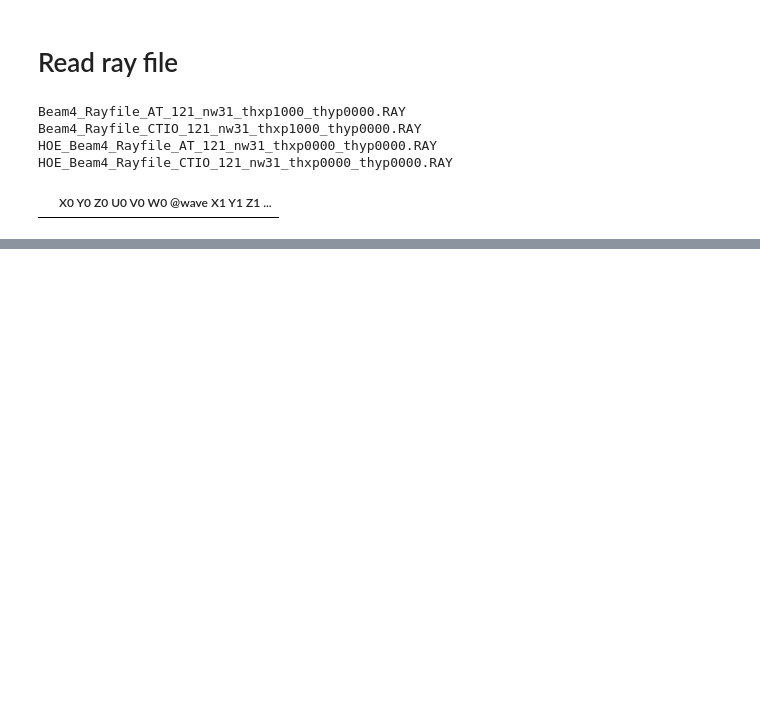
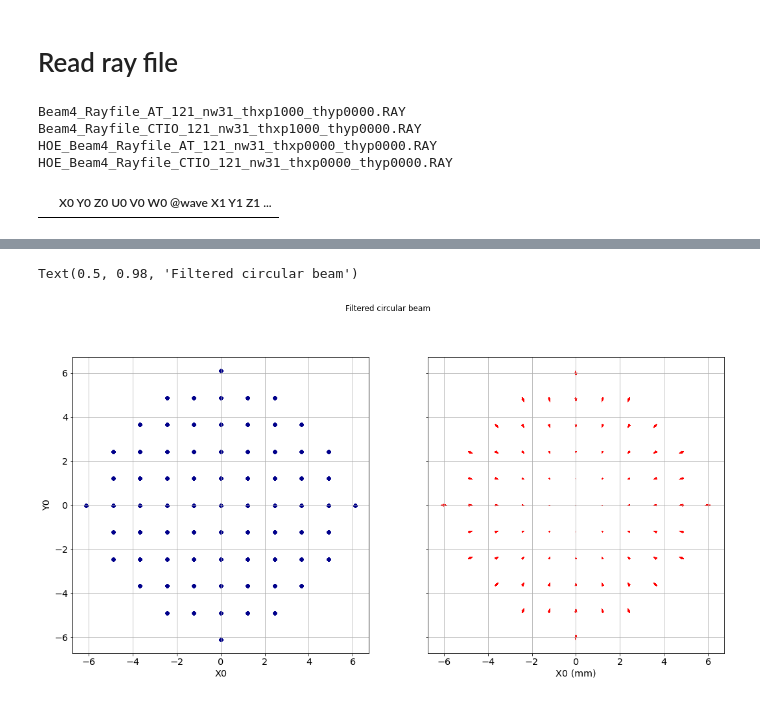
Before and after one commit to LSSTDESC/ATgeomPSFsim, a Jupyter notebook: tools/ReadBeam.ipynb, the cells around one changed output, grey strips where cells are left out. Cells and saved outputs as stored; diff of their text form; code cells hidden in the pictures; blank space fills up the shorter version.

```diff
--- a/tools/ReadBeam.ipynb
+++ b/tools/ReadBeam.ipynb
@@ -49,3 +55,6 @@ plt.rcParams.update(params)
+# %%
+def Select_Beam(row):
+    return (row["X0"]-X0C)**2+(row["Y0"]-Y0C)**2 <= RMAX**2
 # %% [markdown]
 # configuration
 # %%
@@ -94,0 +123,20 @@ logger.debug(df)
+# %%
+X0=np.array(df_filter["X0"].values,dtype='float64')
+Y0=np.array(df_filter["Y0"].values,dtype='float64')
+V0=np.array(df_filter["V0"].values,dtype='float64')
+U0=np.array(df_filter["U0"].values,dtype='float64')
+# %%
+f, ((ax1, ax2)) = plt.subplots(1, 2,figsize=(18,9),sharex=True,sharey=True)
+df_filter.plot.scatter(x="X0", y="Y0",c="DarkBlue",marker="o",ax=ax1)
+ax1.set_aspect("equal")
+ax1.grid()
+
+q = ax2.quiver(X0,Y0, U0,V0,color="red")
+ax2.set_aspect("equal")
+ax2.set_xlabel("X0 (mm)")
+ax2.grid()
+
+plt.suptitle("Filtered circular beam at Beam Entrance"fontsize=25)
+# %% [output]
+Text(0.5, 0.98, 'Filtered circular beam')
+[figure, added]
```
Also changed, not shown: parts of 13 cells of this notebook, 3 other files.
